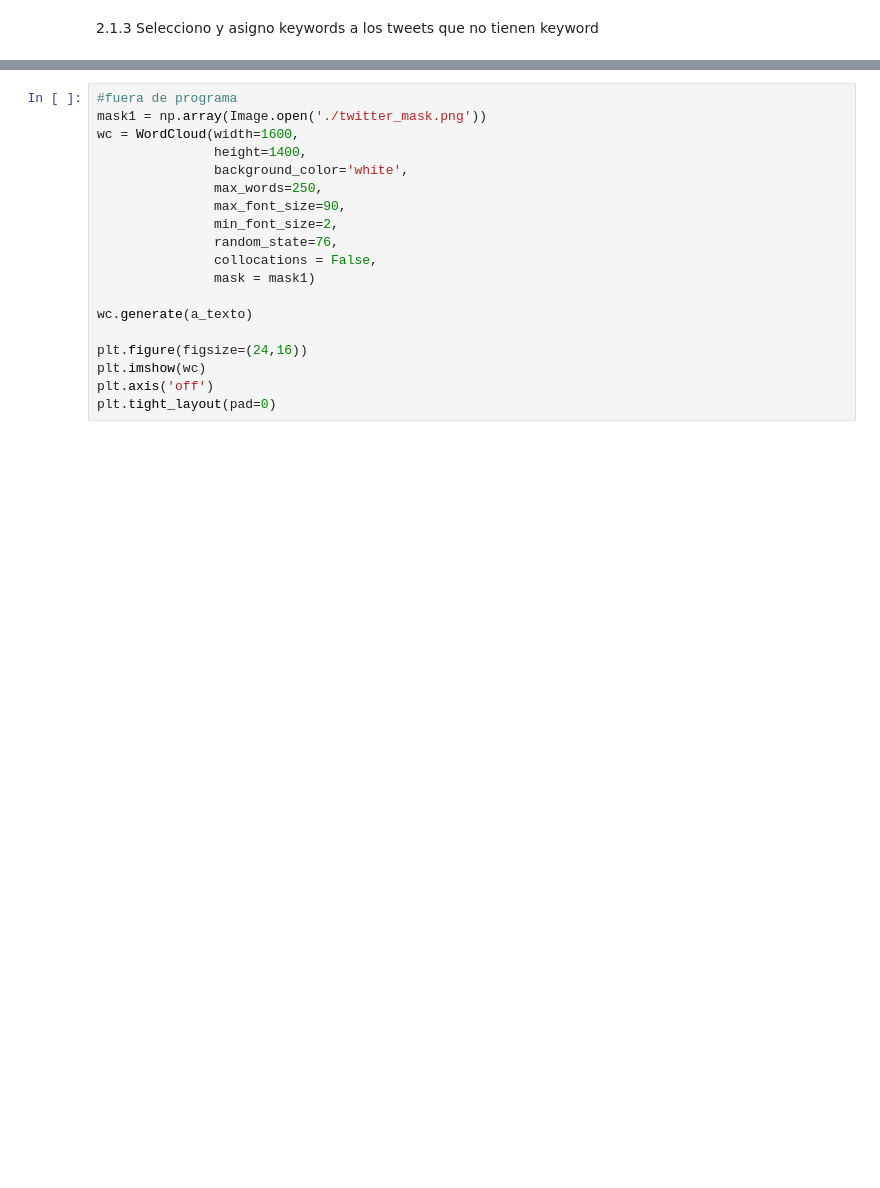
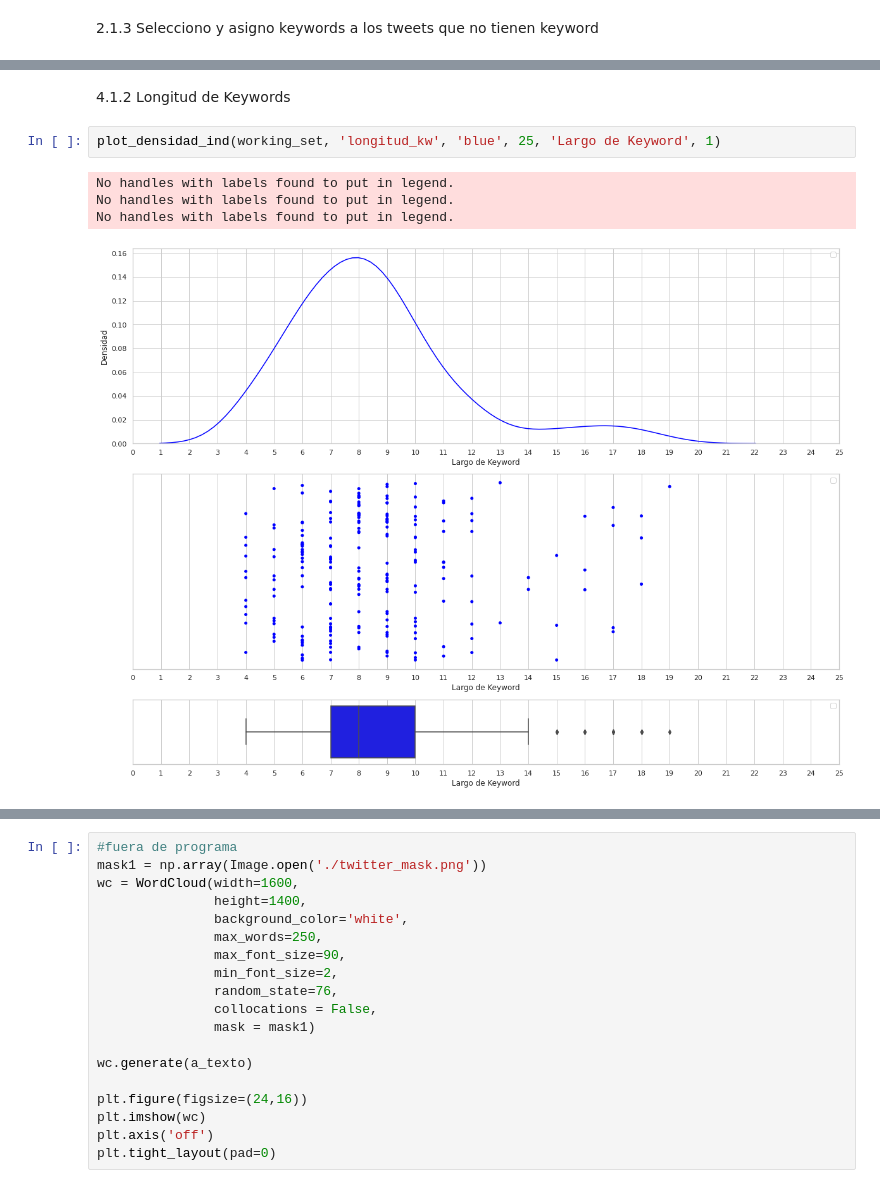
Before and after one commit to pabliyo/coronadatos, a Jupyter notebook: TP1-Keyword.ipynb, the cells around one changed output, grey strips where cells are left out. Saved outputs shown, nothing was run; the diff lists cells and outputs as text; blank space fills up the shorter version.

```diff
--- a/TP1-Keyword.ipynb
+++ b/TP1-Keyword.ipynb
@@ -351,0 +502,9 @@ from PIL import Image
+# %% [markdown]
+4.1.2 Longitud de Keywords
+# %%
+plot_densidad_ind(working_set, 'longitud_kw', 'blue', 25, 'Largo de Keyword', 1)
+# %% [output]
+No handles with labels found to put in legend.
+No handles with labels found to put in legend.
+No handles with labels found to put in legend.
+[figure, added]
```
Also changed, not shown: parts of 86 cells of this notebook.
